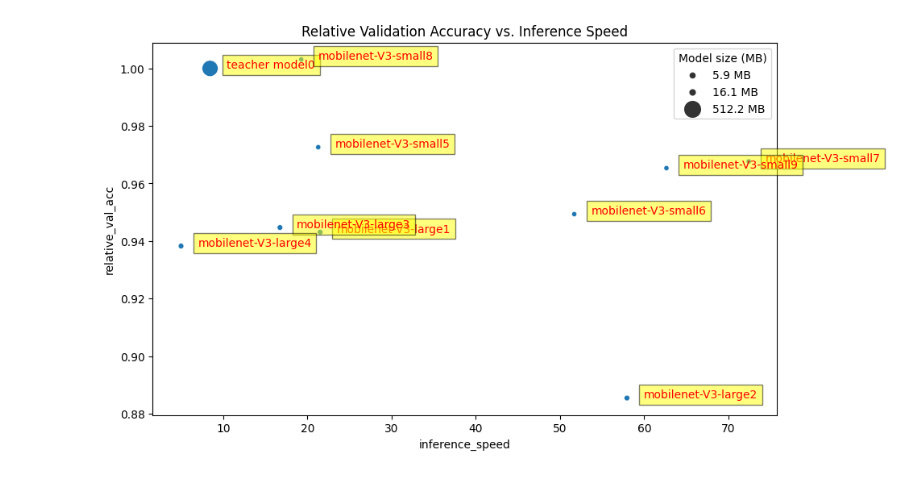
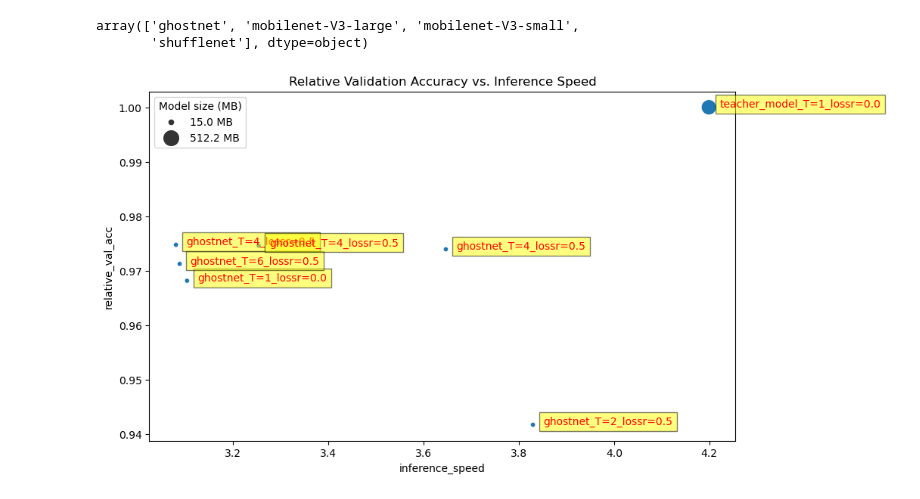
Before and after one commit to AndrisFreeman/KnowledgeDistillation_AZ, a Jupyter notebook: eval_experiments.ipynb, the cells around one changed output. Cells and saved outputs as stored; diff of their text form; code cells hidden in the pictures.

```diff
--- a/eval_experiments.ipynb
+++ b/eval_experiments.ipynb
@@ -184,23 +205,9 @@ plt.show()
-# %%
-# Create a scatter plot
-plt.figure(figsize=(10, 6))
-scatter = sns.scatterplot(data=df, x='inference_speed', y='relative_val_acc', size='student_memory', sizes=(20, 200))
-
-# Add model names as text annotations
-for i in range(df.shape[0]):
-    plt.text(x=df['inference_speed'].iloc[i]+2,
-             y=df['relative_val_acc'].iloc[i],
-             s=df['student_model_name'].iloc[i],
-             fontdict=dict(color='red',size=10),
-             bbox=dict(facecolor='yellow',alpha=0.5))
-
-# Modify the legend to round sizes and add a title
-handles, labels = scatter.get_legend_handles_labels()
-labels = [f'{round(float(label), 1)} MB' for label in labels]
-plt.legend(handles, labels, title='Model size (MB)')
-
-plt.title('Relative Validation Accuracy vs. Inference Speed')
-plt.savefig('images/fat_plot.png')
-plt.show()
-# %% [output]
-[figure, removed]
+# %%
+df["student_model_name"].unique()[1:]
+# %% [output]
+array(['ghostnet', 'mobilenet-V3-large', 'mobilenet-V3-small',
+       'shufflenet'], dtype=object)
+# %%
+scatterplot_compare(df[df["student_model_name"].isin(["teacher_model", "ghostnet"])], model_group="ghostnet")
+# %% [output]
+[figure, added]
```
Also changed, not shown: parts of 19 cells of this notebook, 6 other files.
